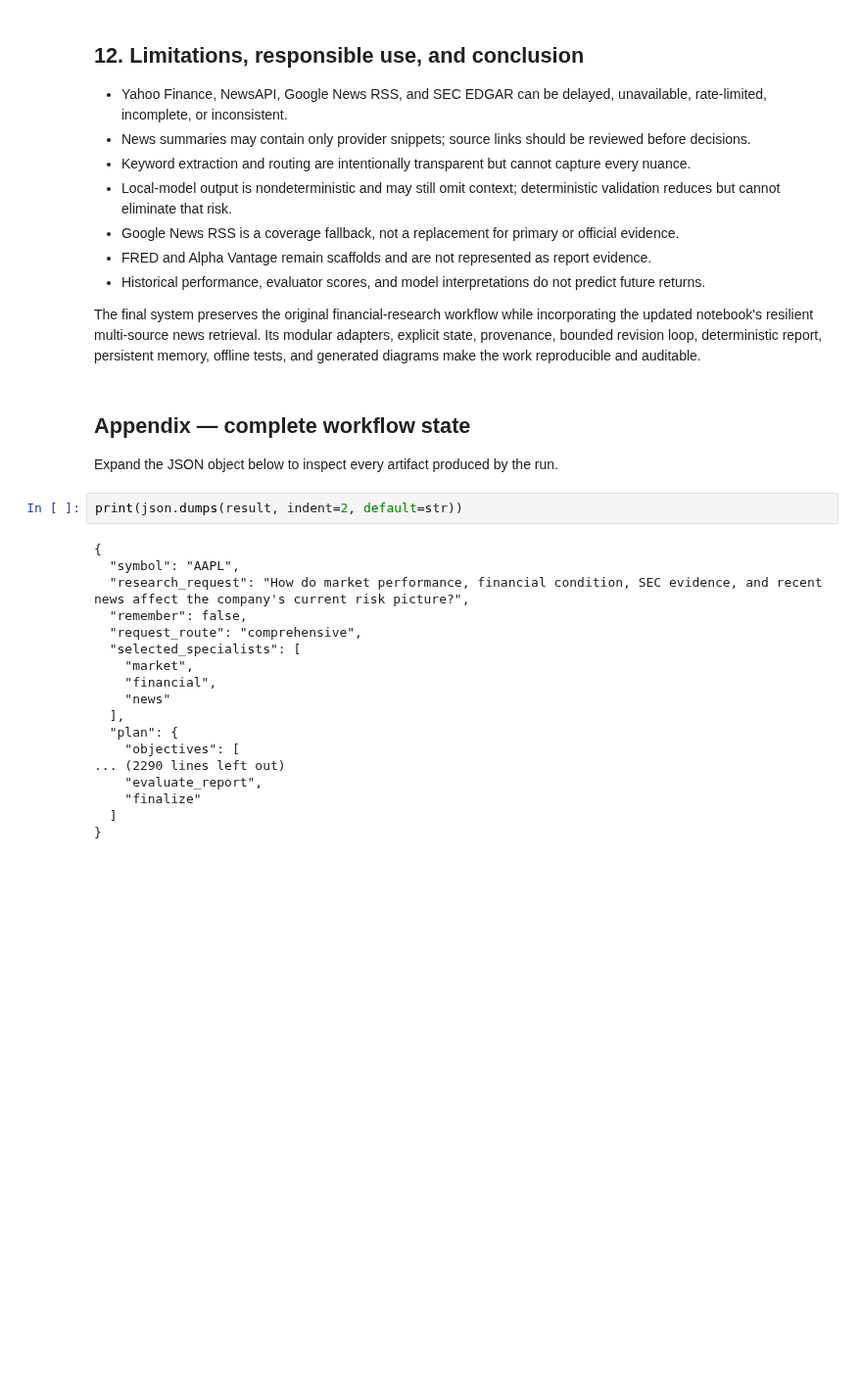
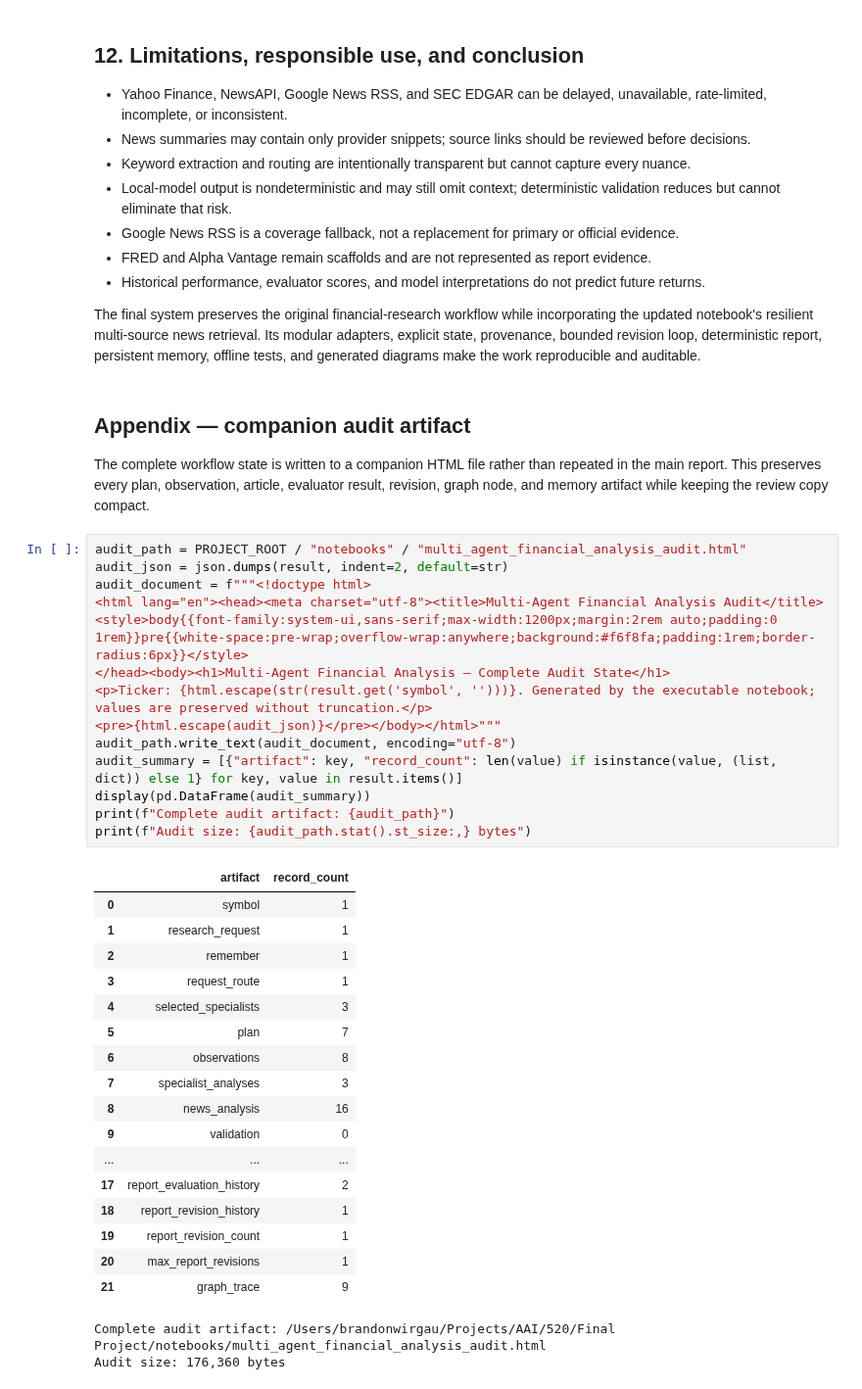
Before and after one commit to bwirgau-usd/AAI-520-final-project-multi-agent-financial-analysis, a Jupyter notebook: notebooks/multi_agent_financial_analysis.ipynb, the cells around one changed output. Shown at 98% size. Saved outputs shown, nothing was run; the diff lists cells and outputs as text; blank space fills up the shorter version.

```diff
--- a/notebooks/multi_agent_financial_analysis.ipynb
+++ b/notebooks/multi_agent_financial_analysis.ipynb
@@ -714,26 +846,40 @@ Memory influence: Run 2 received 1 saved feedback record(s) and produced changed
 
 The final system preserves the original financial-research workflow while incorporating the updated notebook's resilient multi-source news retrieval. Its modular adapters, explicit state, provenance, bounded revision loop, deterministic report, persistent memory, offline tests, and generated diagrams make the work reproducible and auditable.
 # %% [markdown]
-## Appendix — complete workflow state
+## Appendix — companion audit artifact
 
-Expand the JSON object below to inspect every artifact produced by the run.
+The complete workflow state is written to a companion HTML file rather than repeated in the main report. This preserves every plan, observation, article, evaluator result, revision, graph node, and memory artifact while keeping the review copy compact.
 # %%
-print(json.dumps(result, indent=2, default=str))
+audit_path = PROJECT_ROOT / "notebooks" / "multi_agent_financial_analysis_audit.html"
+audit_json = json.dumps(result, indent=2, default=str)
+audit_document = f"""<!doctype html>
+<html lang="en"><head><meta charset="utf-8"><title>Multi-Agent Financial Analysis Audit</title>
+<style>body{{font-family:system-ui,sans-serif;max-width:1200px;margin:2rem auto;padding:0 1rem}}pre{{white-space:pre-wrap;overflow-wrap:anywhere;background:#f6f8fa;padding:1rem;border-radius:6px}}</style>
+</head><body><h1>Multi-Agent Financial Analysis — Complete Audit State</h1>
+<p>Ticker: {html.escape(str(result.get('symbol', '')))}. Generated by the executable notebook; values are preserved without truncation.</p>
+<pre>{html.escape(audit_json)}</pre></body></html>"""
+audit_path.write_text(audit_document, encoding="utf-8")
+audit_summary = [{"artifact": key, "record_count": len(value) if isinstance(value, (list, dict)) else 1} for key, value in result.items()]
+display(pd.DataFrame(audit_summary))
+print(f"Complete audit artifact: {audit_path}")
+print(f"Audit size: {audit_path.stat().st_size:,} bytes")
 # %% [output]
+|  | artifact | record_count |
+| 0 | symbol | 1 |
+| 1 | research_request | 1 |
+| 2 | remember | 1 |
+| 3 | request_route | 1 |
+| 4 | selected_specialists | 3 |
+| 5 | plan | 7 |
+| 6 | observations | 8 |
+| 7 | specialist_analyses | 3 |
+| 8 | news_analysis | 16 |
+| 9 | validation | 0 |
+| ... | ... | ... |
+| 17 | report_evaluation_history | 2 |
+| 18 | report_revision_history | 1 |
+| 19 | report_revision_count | 1 |
+| 20 | max_report_revisions | 1 |
+| 21 | graph_trace | 9 |
-{
-  "symbol": "AAPL",
-  "research_request": "How do market performance, financial condition, SEC evidence, and recent news affect the company's current risk picture?",
-  "remember": false,
-  "request_route": "comprehensive",
-  "selected_specialists": [
-    "market",
-    "financial",
-    "news"
-  ],
-  "plan": {
-    "objectives": [
-... (2290 lines left out)
-    "evaluate_report",
-    "finalize"
-  ]
-}
+Complete audit artifact: /Users/brandonwirgau/Projects/AAI/520/Final Project/notebooks/multi_agent_financial_analysis_audit.html
+Audit size: 176,360 bytes
```
Also changed, not shown: parts of 14 cells of this notebook, 15 other files.
